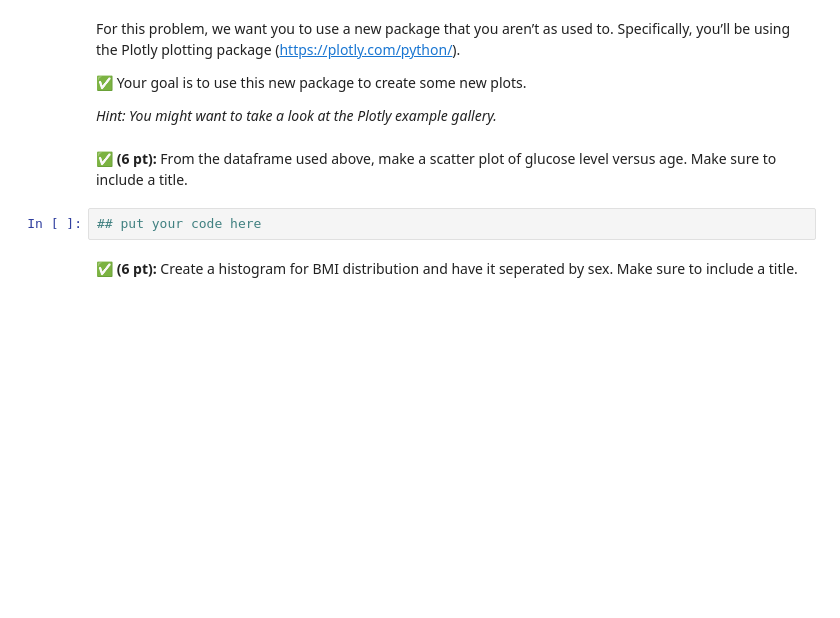
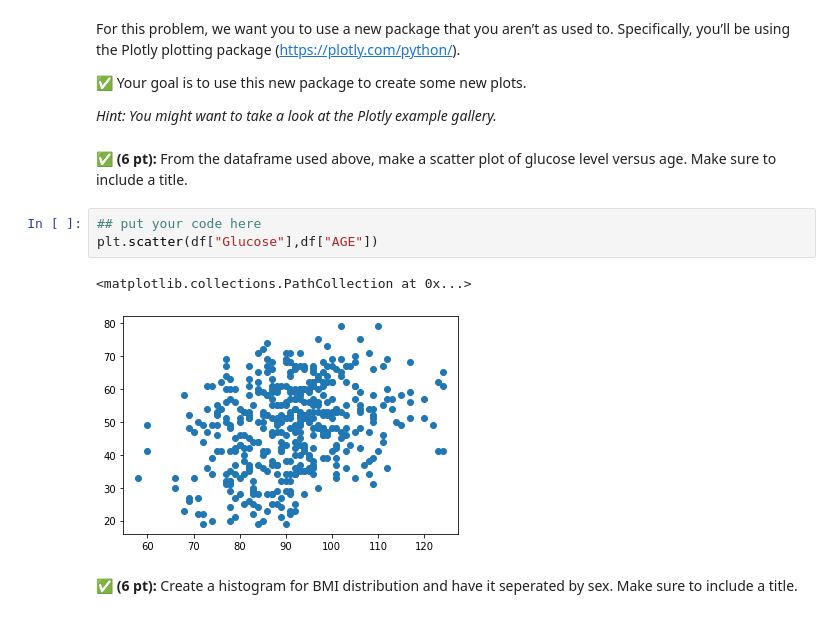
Before and after one commit to Ishan-Baweja/cmse202-XX-turnin, a Jupyter notebook: CMSE202-Midterm-Sect001_TF_Mods-STUDENT.ipynb, the cells around one changed output. Saved outputs shown, nothing was run; the diff lists cells and outputs as text; blank space fills up the shorter version.

```diff
--- a/CMSE202-Midterm-Sect001_TF_Mods-STUDENT.ipynb
+++ b/CMSE202-Midterm-Sect001_TF_Mods-STUDENT.ipynb
@@ -105,6 +153,10 @@ For this problem, we want you to use a new package that you aren’t as used to.
 &#9989; **(6 pt):** From the dataframe used above, make a scatter plot of glucose level versus age. Make sure to include a title.
 # %%
 ## put your code here
+plt.scatter(df["Glucose"],df["AGE"])
+# %% [output]
+<matplotlib.collections.PathCollection at 0x...>
+[figure, added]
 # %% [markdown]
 &#9989; **(6 pt):** Create a histogram for BMI distribution and have it seperated by sex. Make sure to include a title.
 # %%
```
Also changed, not shown: parts of 15 cells of this notebook.
